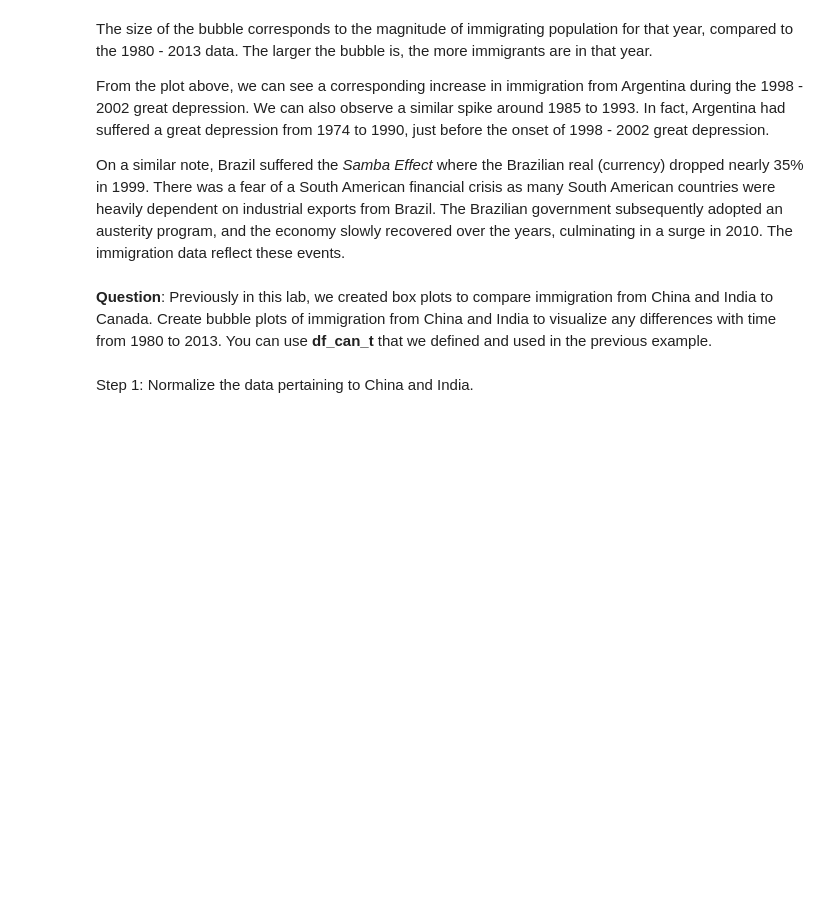
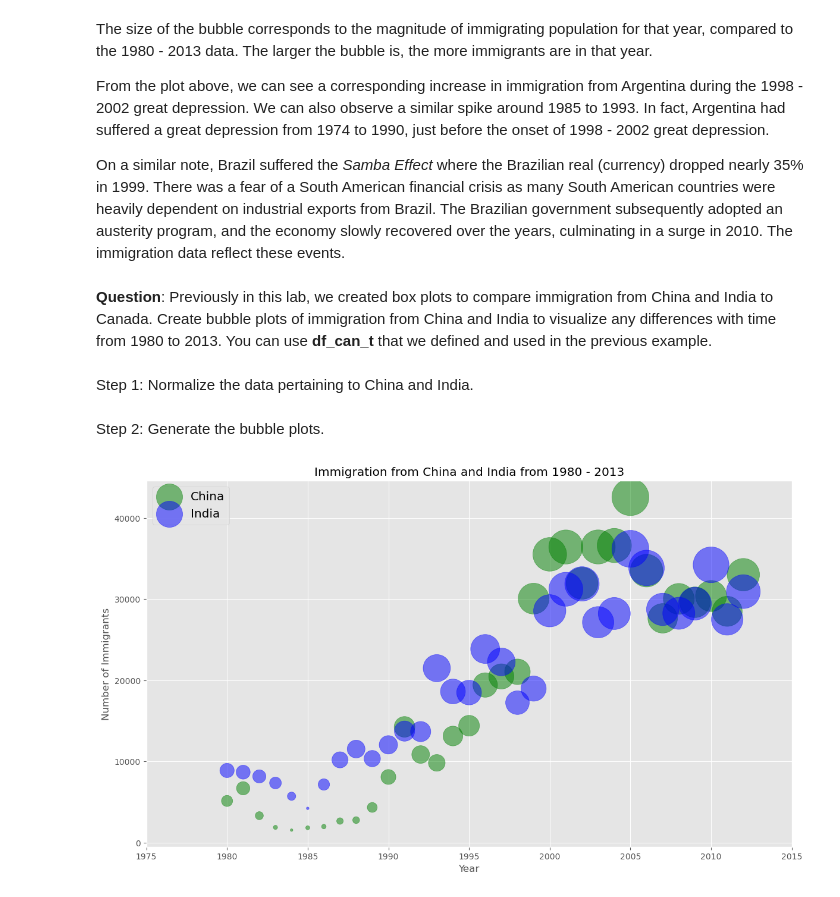
Before and after one commit to DUY2602/IBM-Data-Science, a Jupyter notebook: 8. Data Visualization with Python/Basic & Specialized Visualization tools/pie_chart_box_scatter_bubble_plot.ipynb, the cells around one changed output. Drawn from its saved outputs; the diff is of its cells as text; code cells hidden in the pictures; blank space fills up the shorter version.

Commit message:
bubble plot

```diff
--- a/8. Data Visualization with Python/Basic & Specialized Visualization tools/pie_chart_box_scatter_bubble_plot.ipynb
+++ b/8. Data Visualization with Python/Basic & Specialized Visualization tools/pie_chart_box_scatter_bubble_plot.ipynb
@@ -721,3 +721,39 @@ On a similar note, Brazil suffered the *Samba Effect* where the Brazilian real (
 Step 1: Normalize the data pertaining to China and India.
 # %%
 # Normalize Chinese data
+norm_china = (df_t['China'] - df_t['China'].min()) / (df_t['China'].max() - df_t['China'].min())
+
+# Normalize Indian data
+norm_india = (df_t['India'] - df_t['India'].min()) / (df_t['India'].max() - df_t['India'].min())
+# %% [markdown]
+Step 2: Generate the bubble plots.
+# %%
+# Chinese plot
+ax0 = df_t.plot(
+                kind='scatter',
+                x='Year',
+                y='China',
+                figsize=(14, 8),
+                alpha=0.5,
+                color='green',
+                s=norm_china * 2000 + 10,
+                xlim=(1975, 2015)
+                )
+
+# Indian plot
+ax1 = df_t.plot(kind='scatter',
+                    x='Year',
+                    y='India',
+                    alpha=0.5,
+                    color="blue",
+                    s=norm_india * 2000 + 10,
+                    ax = ax0
+                    )
+
+ax0.set_ylabel('Number of Immigrants')
+ax0.set_title('Immigration from China and India from 1980 - 2013')
+ax0.legend(['China', 'India'], loc='upper left', fontsize='x-large')
+
+plt.show()
+# %% [output]
+[figure, added]
```
